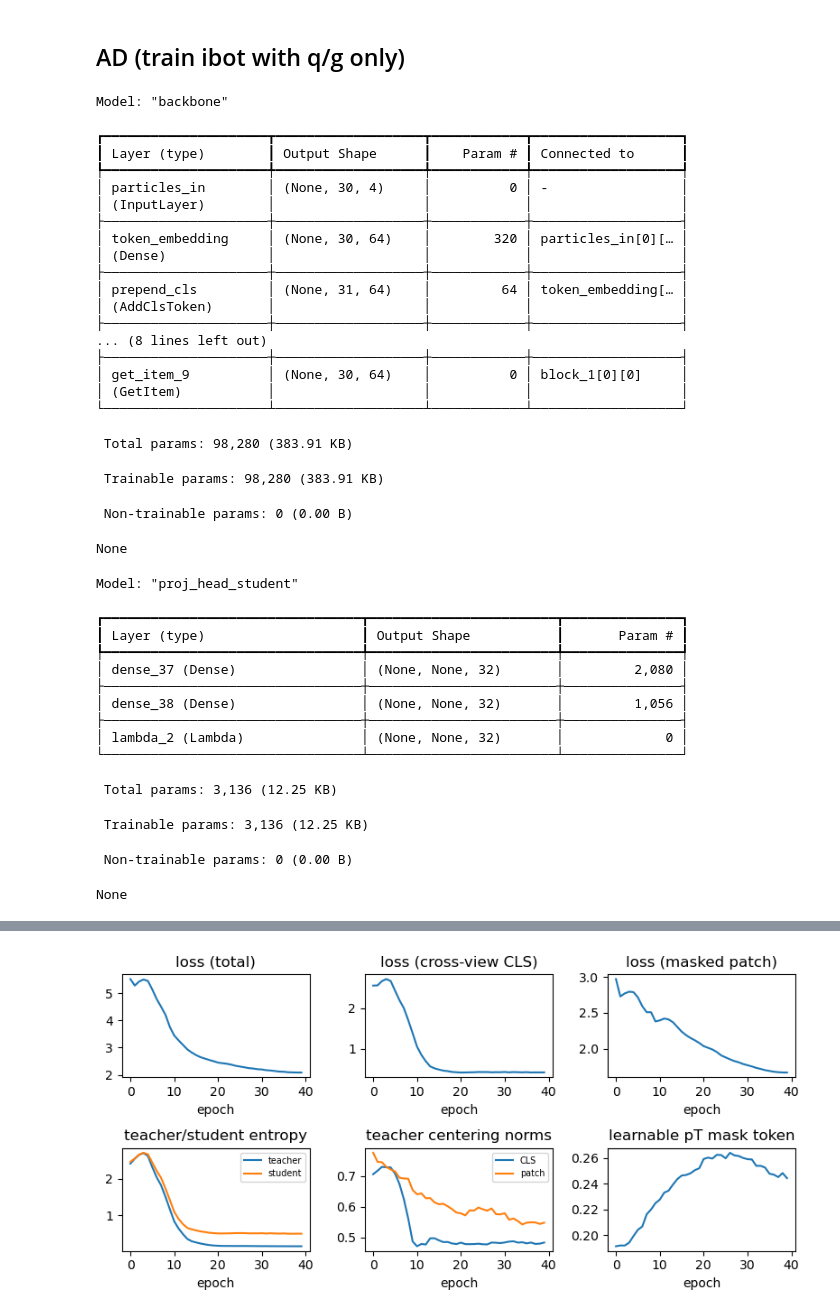
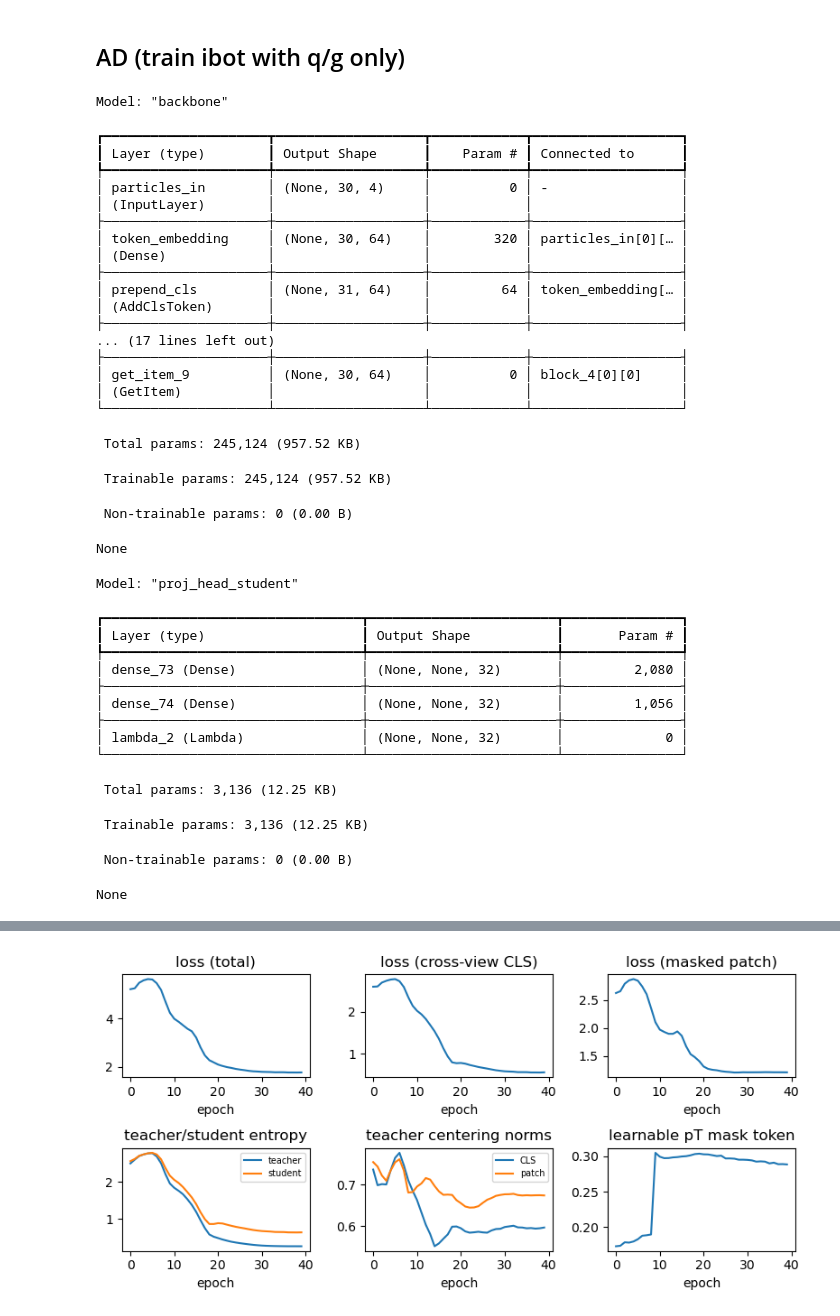
Before and after one commit to hftsoi/ssl_ad, a Jupyter notebook: ibot.ipynb, the cells around one changed output, grey strips where cells are left out. Saved outputs shown, nothing was run; the diff lists cells and outputs as text; code cells hidden in the pictures.

```diff
--- a/ibot.ipynb
+++ b/ibot.ipynb
@@ -277,7 +277,7 @@ def build_proj_head(d_in, d_proj, name):
 
 d_model=64
 n_heads=5
-n_layers=2
+n_layers=5
 d_proj=32
 
 student = build_backbone(d_model=d_model, n_heads=n_heads, n_layers=n_layers)
@@ -896,7 +888,7 @@ cls, _ = student(x_in)
 mlp = build_mlp(d_model, name="mlp_frozen")
 x_out = mlp(cls)
 model = tf.keras.models.Model(x_in, x_out, name="frozen_backbone_mlp")
-model.compile(optimizer=keras.optimizers.AdamW(learning_rate=1e-3, weight_decay=4e-3), loss='categorical_crossentropy', metrics=['accuracy'])
+model.compile(optimizer=keras.optimizers.Adam(learning_rate=1e-3), loss='categorical_crossentropy', metrics=['accuracy'])
 
 backbone_standalone = build_backbone(d_model, n_heads, n_layers, name="backbone_standalone")
 mlp_standalone = build_mlp(d_model, name="mlp_standalone")
@@ -904,7 +896,7 @@ x_in = tf.keras.Input((30,4))
 cls, _ = backbone_standalone(x_in)
 x_out = mlp_standalone(cls)
 model_standalone = tf.keras.models.Model(x_in, x_out, name="standalone_backbone_mlp")
-model_standalone.compile(optimizer=keras.optimizers.AdamW(learning_rate=1e-3, weight_decay=4e-3), loss='categorical_crossentropy', metrics=['accuracy'])
+model_standalone.compile(optimizer=keras.optimizers.Adam(learning_rate=1e-3), loss='categorical_crossentropy', metrics=['accuracy'])
 
 epochs = 30
 batch = 256
@@ -975,7 +967,7 @@ cls, _ = backbone_ft(x_in)
 x_out = mlp_ft(cls)
 model_ft = tf.keras.models.Model(x_in, x_out, name="finetune_backbone_mlp")
 
-model_ft.compile(optimizer=keras.optimizers.AdamW(learning_rate=1e-3, weight_decay=4e-3),
+model_ft.compile(optimizer=keras.optimizers.Adam(learning_rate=1e-3),
                  loss='categorical_crossentropy',
                  metrics=['accuracy'])
 
@@ -984,7 +976,7 @@ model_ft.fit(x_train, y_train,
              epochs=2, batch_size=batch)
 
 backbone_ft.trainable = False
-model_ft.compile(optimizer=keras.optimizers.AdamW(learning_rate=1e-3, weight_decay=4e-3),
+model_ft.compile(optimizer=keras.optimizers.Adam(learning_rate=1e-3),
                  loss='categorical_crossentropy',
                  metrics=['accuracy'])
 
@@ -1094,22 +1086,22 @@ Model: "backbone"
 │ prepend_cls         │ (None, 31, 64)    │         64 │ token_embedding[… │
 │ (AddClsToken)       │                   │            │                   │
 ├─────────────────────┼───────────────────┼────────────┼───────────────────┤
-... (8 lines left out)
+... (17 lines left out)
 ├─────────────────────┼───────────────────┼────────────┼───────────────────┤
-│ get_item_9          │ (None, 30, 64)    │          0 │ block_1[0][0]     │
+│ get_item_9          │ (None, 30, 64)    │          0 │ block_4[0][0]     │
 │ (GetItem)           │                   │            │                   │
 └─────────────────────┴───────────────────┴────────────┴───────────────────┘
- Total params: 98,280 (383.91 KB)
+ Total params: 245,124 (957.52 KB)
- Trainable params: 98,280 (383.91 KB)
+ Trainable params: 245,124 (957.52 KB)
  Non-trainable params: 0 (0.00 B)
 None
 Model: "proj_head_student"
 ┏━━━━━━━━━━━━━━━━━━━━━━━━━━━━━━━━━┳━━━━━━━━━━━━━━━━━━━━━━━━┳━━━━━━━━━━━━━━━┓
 ┃ Layer (type)                    ┃ Output Shape           ┃       Param # ┃
 ┡━━━━━━━━━━━━━━━━━━━━━━━━━━━━━━━━━╇━━━━━━━━━━━━━━━━━━━━━━━━╇━━━━━━━━━━━━━━━┩
-│ dense_37 (Dense)                │ (None, None, 32)       │         2,080 │
+│ dense_73 (Dense)                │ (None, None, 32)       │         2,080 │
 ├─────────────────────────────────┼────────────────────────┼───────────────┤
-│ dense_38 (Dense)                │ (None, None, 32)       │         1,056 │
+│ dense_74 (Dense)                │ (None, None, 32)       │         1,056 │
 ├─────────────────────────────────┼────────────────────────┼───────────────┤
 │ lambda_2 (Lambda)               │ (None, None, 32)       │             0 │
 └─────────────────────────────────┴────────────────────────┴───────────────┘
@@ -1131,7 +1123,8 @@ center_patch_ad = tf.Variable(tf.zeros([d_proj]), trainable=False)
 history_ibot_2class = train_ibot(x_train=x_train_normal,
                                  epochs=40,
                                  batch_size=256,
-                                 optimizer=keras.optimizers.AdamW(learning_rate=1e-3, weight_decay=4e-3),
+                                 #optimizer=keras.optimizers.AdamW(learning_rate=1e-3, weight_decay=1e-4),
+                                 optimizer=keras.optimizers.Adam(learning_rate=1e-3),
                                  ema_tau=0.996,
                                  student=student_ad,
                                  teacher=teacher_ad,
@@ -1185,4 +1186,4 @@ epoch 40/40 | loss(total)=2.086; loss(cls)=0.419; loss(patch)=1.666; entropy(tea
-[figure, old version]
+[figure, new version]
 # %%
 plot_attention(transformer=student_ad, n_heads=n_heads, n_layers=n_layers)
 # %% [output]
```
Also changed, not shown: parts of 20 cells of this notebook.
